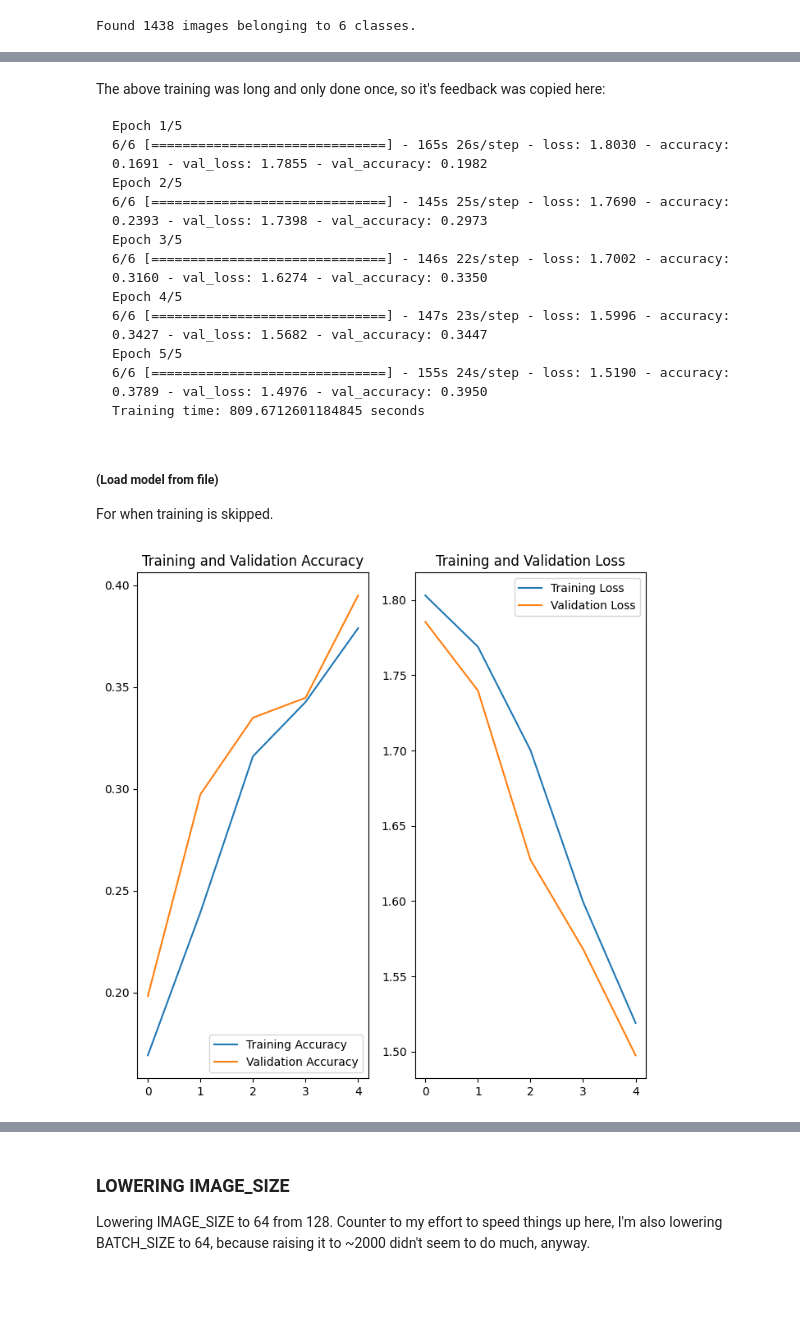
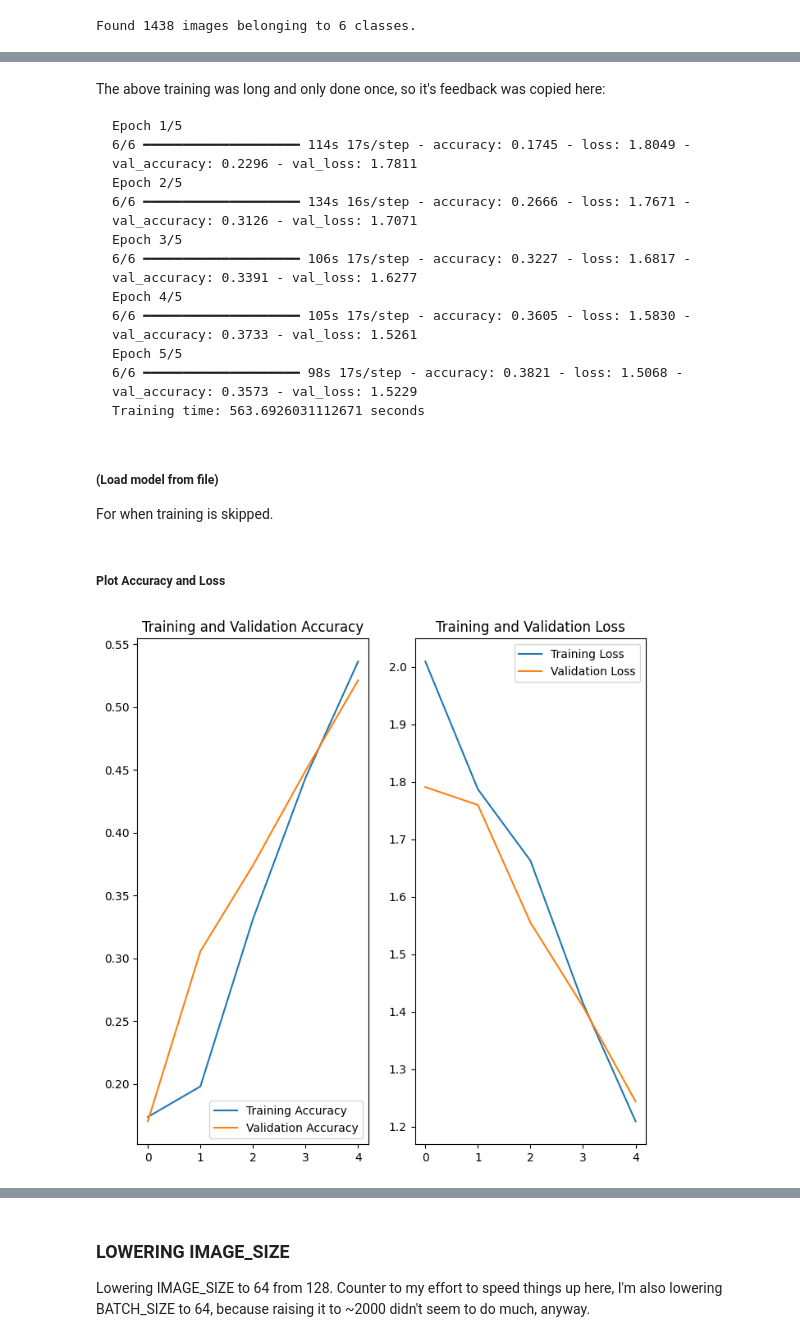
Before and after one commit to maxruther/Emotion-Recognition, a Jupyter notebook: Emotion_Recognition.ipynb, the cells around one changed output, grey strips where cells are left out. Drawn from its saved outputs; the diff is of its cells as text; code cells hidden in the pictures; blank space fills up the shorter version.

````diff
--- a/Emotion_Recognition.ipynb
+++ b/Emotion_Recognition.ipynb
@@ -449,15 +481,15 @@ The above training was long and only done once, so it's feedback was copied here
 
 ```
 Epoch 1/5
-6/6 [==============================] - 165s 26s/step - loss: 1.8030 - accuracy: 0.1691 - val_loss: 1.7855 - val_accuracy: 0.1982
+6/6 ━━━━━━━━━━━━━━━━━━━━ 114s 17s/step - accuracy: 0.1745 - loss: 1.8049 - val_accuracy: 0.2296 - val_loss: 1.7811
 Epoch 2/5
-6/6 [==============================] - 145s 25s/step - loss: 1.7690 - accuracy: 0.2393 - val_loss: 1.7398 - val_accuracy: 0.2973
+6/6 ━━━━━━━━━━━━━━━━━━━━ 134s 16s/step - accuracy: 0.2666 - loss: 1.7671 - val_accuracy: 0.3126 - val_loss: 1.7071
 Epoch 3/5
-6/6 [==============================] - 146s 22s/step - loss: 1.7002 - accuracy: 0.3160 - val_loss: 1.6274 - val_accuracy: 0.3350
+6/6 ━━━━━━━━━━━━━━━━━━━━ 106s 17s/step - accuracy: 0.3227 - loss: 1.6817 - val_accuracy: 0.3391 - val_loss: 1.6277
 Epoch 4/5
-6/6 [==============================] - 147s 23s/step - loss: 1.5996 - accuracy: 0.3427 - val_loss: 1.5682 - val_accuracy: 0.3447
+6/6 ━━━━━━━━━━━━━━━━━━━━ 105s 17s/step - accuracy: 0.3605 - loss: 1.5830 - val_accuracy: 0.3733 - val_loss: 1.5261
 Epoch 5/5
-6/6 [==============================] - 155s 24s/step - loss: 1.5190 - accuracy: 0.3789 - val_loss: 1.4976 - val_accuracy: 0.3950
-Training time: 809.6712601184845 seconds
+6/6 ━━━━━━━━━━━━━━━━━━━━ 98s 17s/step - accuracy: 0.3821 - loss: 1.5068 - val_accuracy: 0.3573 - val_loss: 1.5229
+Training time: 563.6926031112671 seconds
 ```
 # %%
@@ -466,12 +498,14 @@ Training time: 809.6712601184845 seconds
 # %% [markdown]
-##### (Load model from file)
+##### **(Load model from file)**
 
 For when training is skipped.
 # %%
-model_CNN_P6 = tf.keras.models.load_model('CNN_P6.keras')
-history_CNN_P6 = unpickle_from_file('CNN_P6_history.pickle')
+model_2 = tf.keras.models.load_model(f'{saved_model_dirpath}model_2.keras')
+history_m2 = unpickle_from_file(f'{saved_model_dirpath}model_2_history.pickle')
+# %% [markdown]
+##### **Plot Accuracy and Loss**
 # %%
-plot_history(history_CNN_P6, 5)
+plot_history(history_m2, 5)
 # %% [output]
-[figure, old version]
+[figure, new version]
 # %% [markdown]
````
Also changed, not shown: parts of 167 cells of this notebook.
